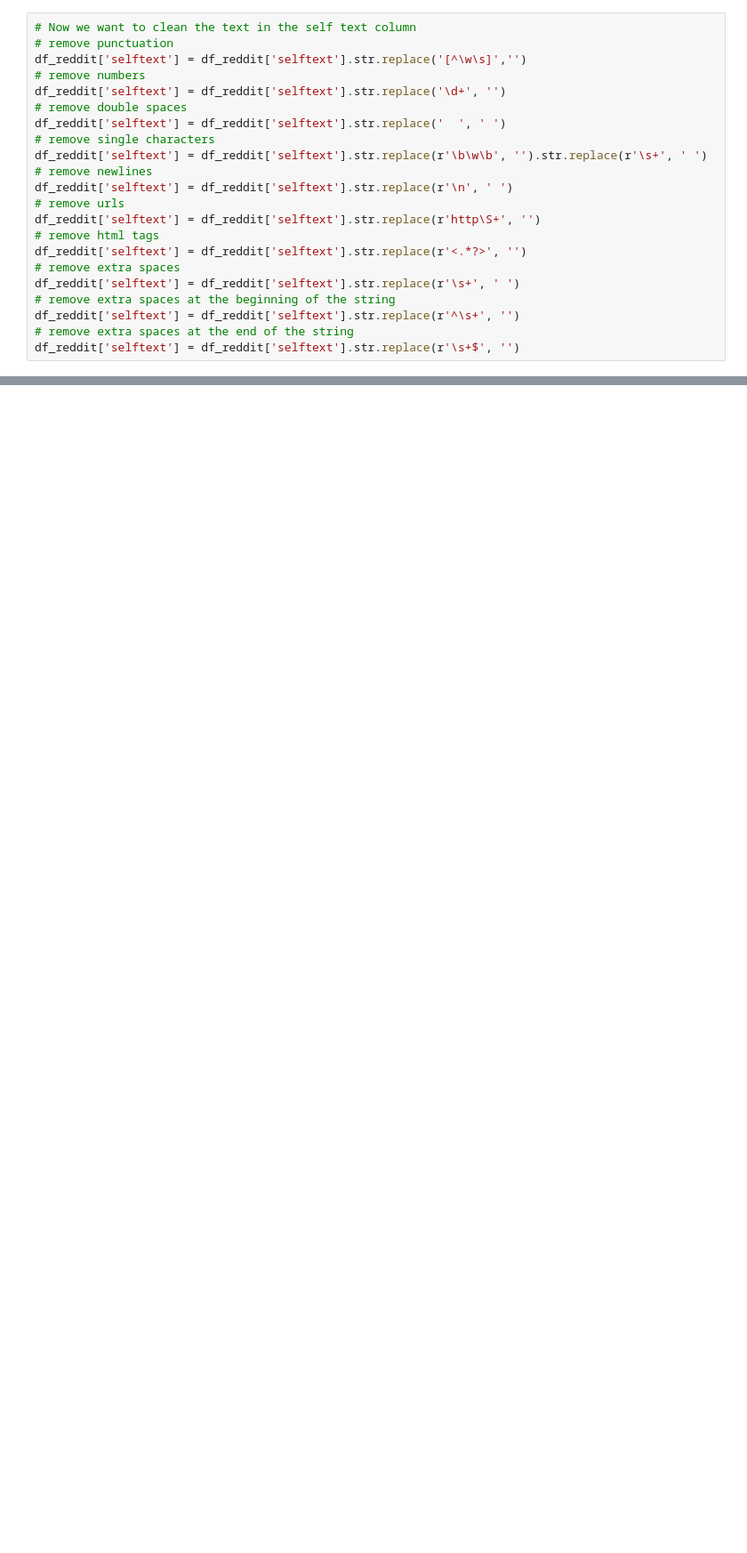
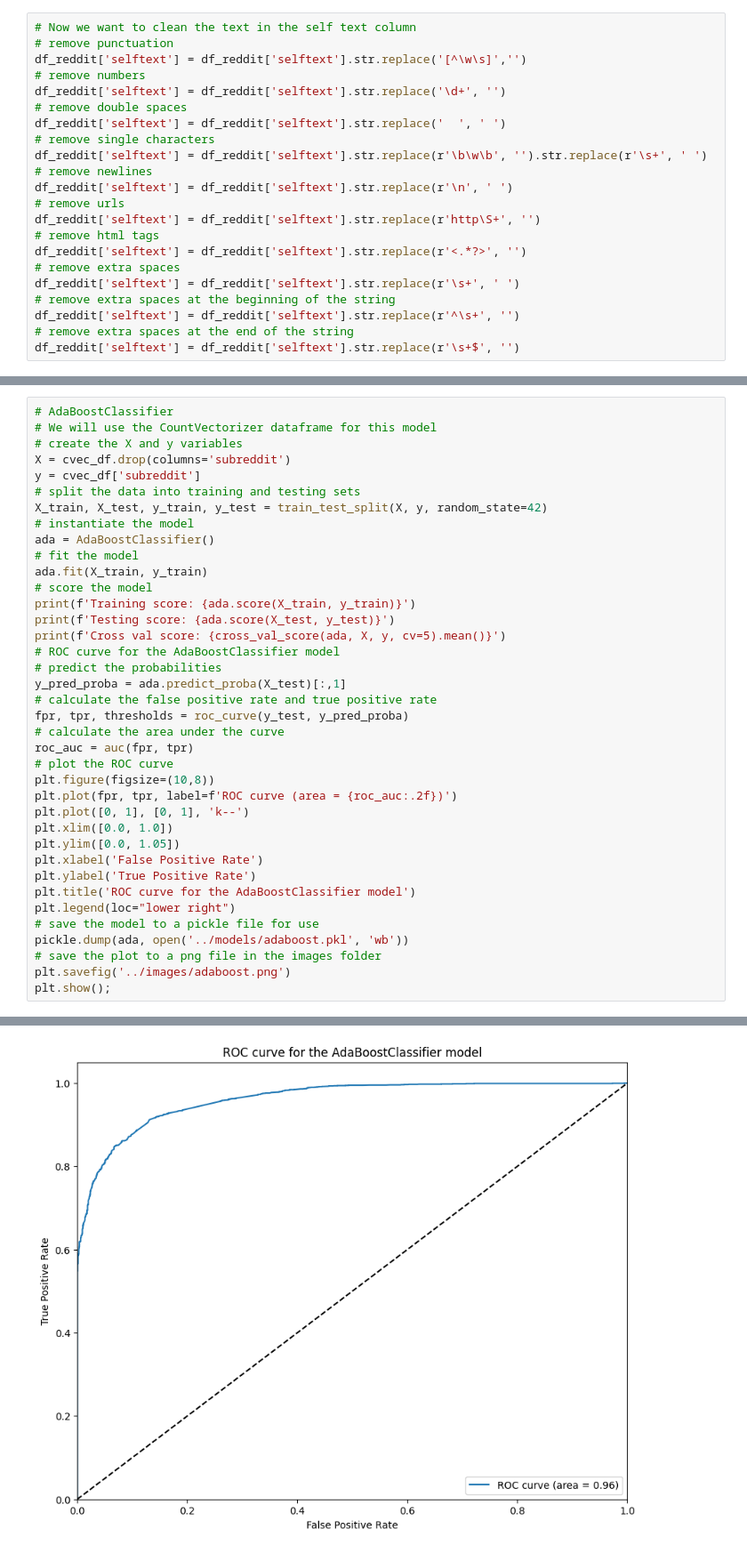
Before and after one commit to grahamwaters/Reddit-NLP-Analysis, a Jupyter notebook: notebooks/final_report.ipynb, the cells around one changed output, grey strips where cells are left out. Shown at 89% size. Drawn from its saved outputs; the diff is of its cells as text; blank space fills up the shorter version.

```diff
--- a/notebooks/final_report.ipynb
+++ b/notebooks/final_report.ipynb
@@ -528,0 +583,39 @@ Error:
+# %%
+# AdaBoostClassifier
+# We will use the CountVectorizer dataframe for this model
+# create the X and y variables
+X = cvec_df.drop(columns='subreddit')
+y = cvec_df['subreddit']
+# split the data into training and testing sets
+X_train, X_test, y_train, y_test = train_test_split(X, y, random_state=42)
+# instantiate the model
+ada = AdaBoostClassifier()
+# fit the model
+ada.fit(X_train, y_train)
+# score the model
+print(f'Training score: {ada.score(X_train, y_train)}')
+print(f'Testing score: {ada.score(X_test, y_test)}')
+print(f'Cross val score: {cross_val_score(ada, X, y, cv=5).mean()}')
+# ROC curve for the AdaBoostClassifier model
+# predict the probabilities
+y_pred_proba = ada.predict_proba(X_test)[:,1]
+# calculate the false positive rate and true positive rate
+fpr, tpr, thresholds = roc_curve(y_test, y_pred_proba)
+# calculate the area under the curve
+roc_auc = auc(fpr, tpr)
+# plot the ROC curve
+plt.figure(figsize=(10,8))
+plt.plot(fpr, tpr, label=f'ROC curve (area = {roc_auc:.2f})')
+plt.plot([0, 1], [0, 1], 'k--')
+plt.xlim([0.0, 1.0])
+plt.ylim([0.0, 1.05])
+plt.xlabel('False Positive Rate')
+plt.ylabel('True Positive Rate')
+plt.title('ROC curve for the AdaBoostClassifier model')
+plt.legend(loc="lower right")
+# save the model to a pickle file for use
+pickle.dump(ada, open('../models/adaboost.pkl', 'wb'))
+# save the plot to a png file in the images folder
+plt.savefig('../images/adaboost.png')
+plt.show();
+# %% [output]
@@ -528,0 +625 @@ Error:
+[figure, added]
```
Also changed, not shown: parts of 19 cells of this notebook, 7 other files.
